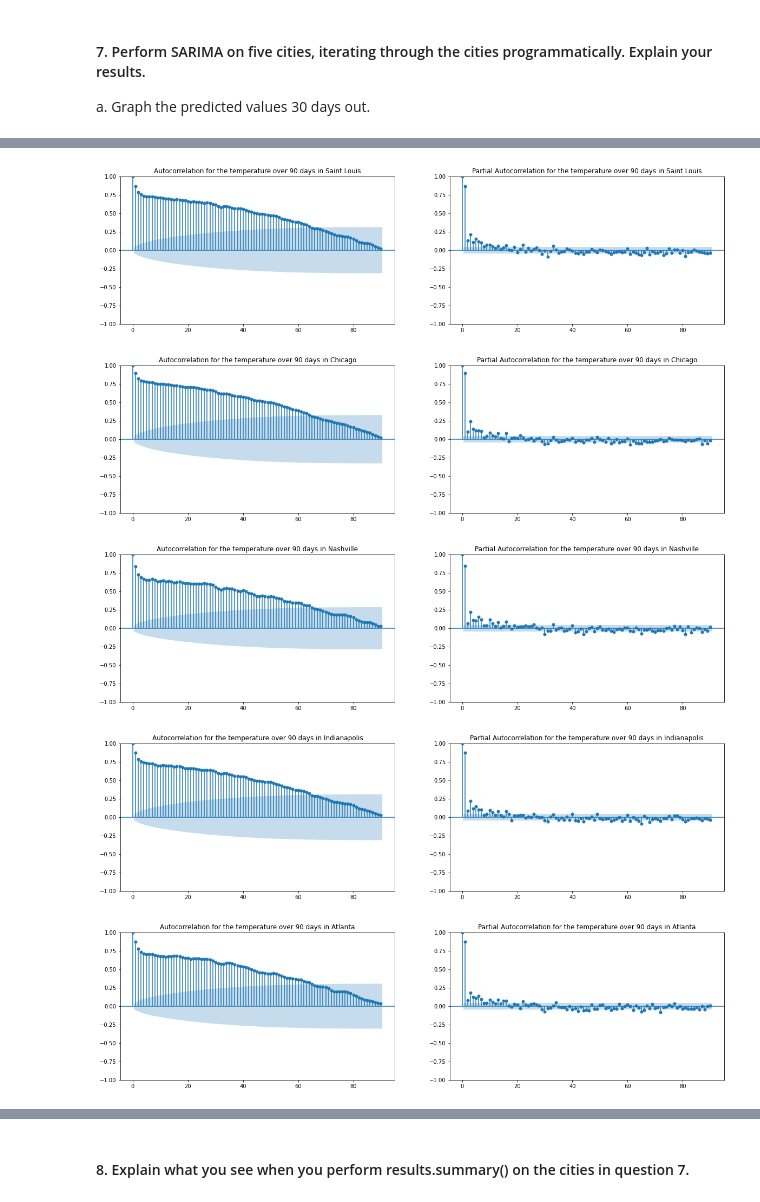
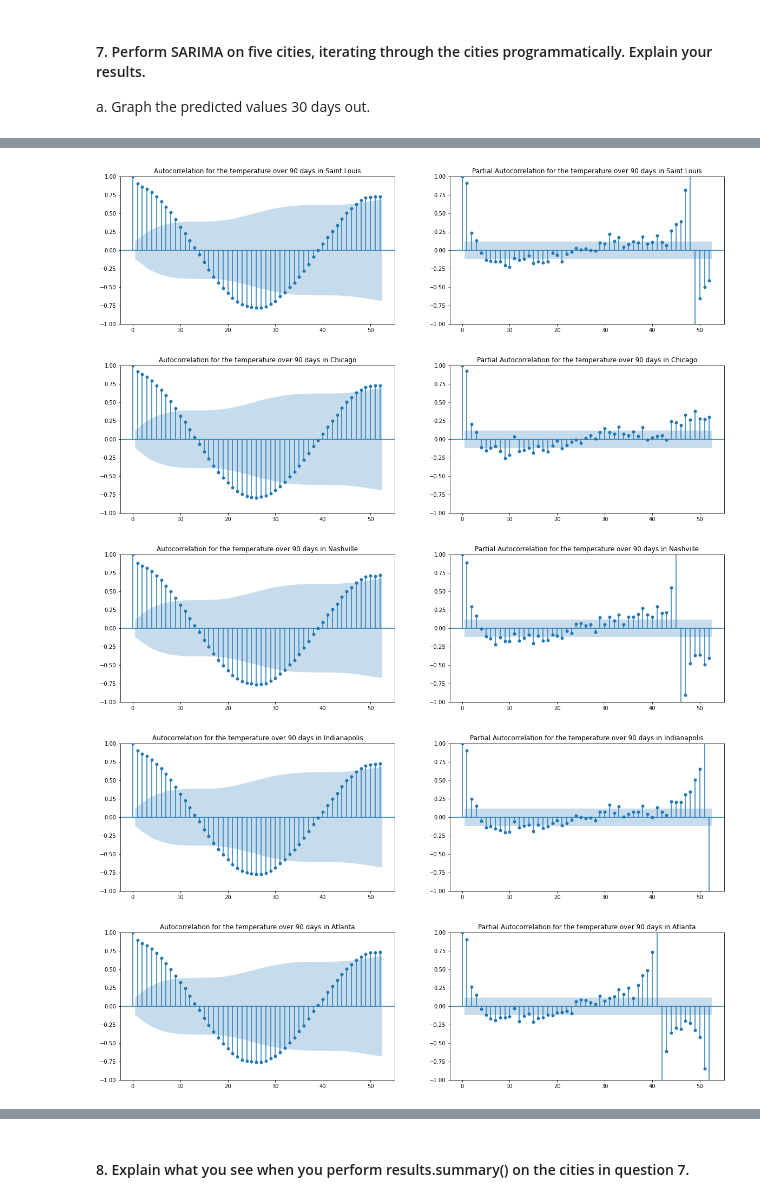
Before and after one commit to SakshiDS/Week11, a Jupyter notebook: Week_11_timeseries_hw.ipynb, the cells around one changed output, grey strips where cells are left out. Drawn from its saved outputs; the diff is of its cells as text; code cells hidden in the pictures.

```diff
--- a/Week_11_timeseries_hw.ipynb
+++ b/Week_11_timeseries_hw.ipynb
@@ -193,7 +193,7 @@ Moving average model is used for time series analysis for future prediction. It
 a.	Graph the predicted values 30 days out.
 # %%
 # Resampling the data for from hourly to daily
-temp_data_df = temp_data_cel_fillna.asfreq('1D')
+temp_data_df = temp_data_cel_fillna.resample('W').mean()
 
 # List of 5 cities
 city_five = temp_data.columns[15:20]
@@ -215,17 +210,17 @@ Performing stepwise search to minimize aic
 # %%
 from statsmodels.graphics.tsaplots import plot_acf, plot_pacf
 
 for c in city_five:
     fig, ax = plt.subplots(1,2, figsize=(20,5))
-    plot_acf(temp_data_df[c], lags = 90, ax=ax[0],title="Autocorrelation for the temperature over 90 days in {city}".format(city=c))
-    plot_pacf(temp_data_df[c], lags = 90, ax=ax[1],title="Partial Autocorrelation for the temperature over 90 days in {city}".format(city=c))
+    plot_acf(temp_data_df[c], lags = 52, ax=ax[0],title="Autocorrelation for the temperature over 90 days in {city}".format(city=c))
+    plot_pacf(temp_data_df[c], lags = 52, ax=ax[1],title="Partial Autocorrelation for the temperature over 90 days in {city}".format(city=c))
     plt.show()
 # %% [output]
-[figure, old version]
+[figure, new version]
-[figure, old version]
+[figure, new version]
-[figure, old version]
+[figure, new version]
-[figure, old version]
+[figure, new version]
-[figure, old version]
+[figure, new version]
 # %%
 from statsmodels.tsa.statespace.sarimax import SARIMAX
 
```
Also changed, not shown: parts of 7 cells of this notebook.
